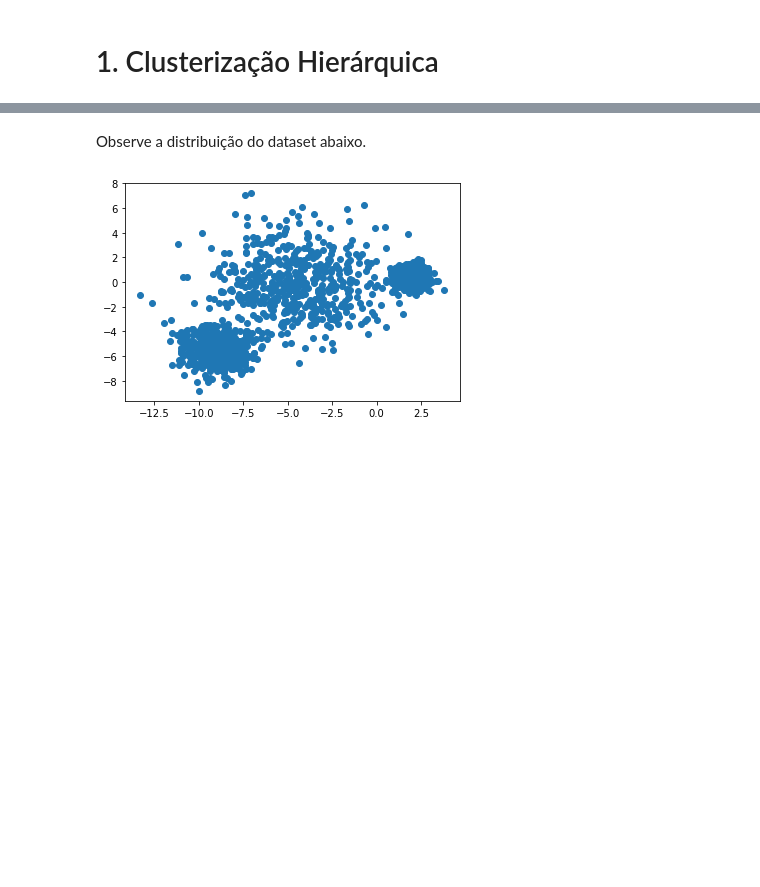
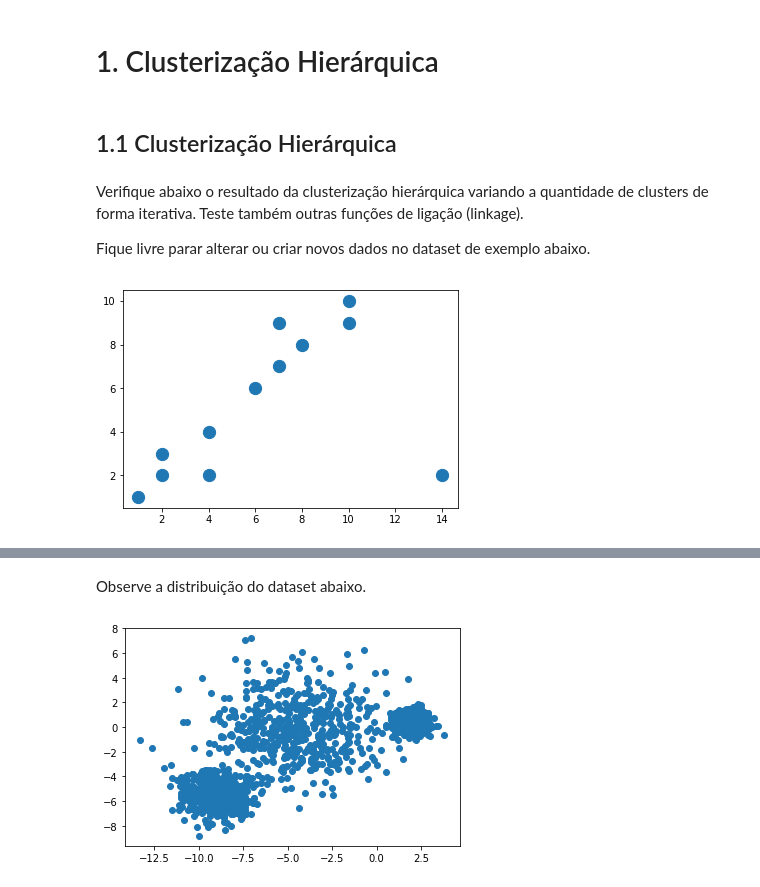
Before and after one commit to CarlosJun/Data-Science, a Jupyter notebook: Clustering/Notebook_Clustering.ipynb, the cells around one changed output, grey strips where cells are left out. Drawn from its saved outputs; the diff is of its cells as text; code cells hidden in the pictures; blank space fills up the shorter version.

```diff
--- a/Clustering/Notebook_Clustering.ipynb
+++ b/Clustering/Notebook_Clustering.ipynb
@@ -16,3 +18,19 @@ from sklearn import datasets
 from sklearn.cluster import AgglomerativeClustering
 # SciPy hierarchical clustering
 from scipy.cluster import hierarchy
+# %% [markdown]
+## 1.1 Clusterização Hierárquica
+# %% [markdown]
+Verifique abaixo o resultado da clusterização hierárquica variando a quantidade de clusters de forma iterativa. Teste também outras funções de ligação (linkage).
+
+Fique livre parar alterar ou criar novos dados no dataset de exemplo abaixo.
+# %%
+# Dataset
+tmp_data = np.array([[1,1],[2,2],[2,3],[4,4],
+                     [4,2],[6,6],[10,9],[7,7],
+                     [8,8],[7,9],[10,10],[14,2]])
+
+plt.scatter(tmp_data[:,0], tmp_data[:,1], s=150)
+plt.show()
+# %% [output]
+[figure, added]
```
Also changed, not shown: parts of 12 cells of this notebook.
